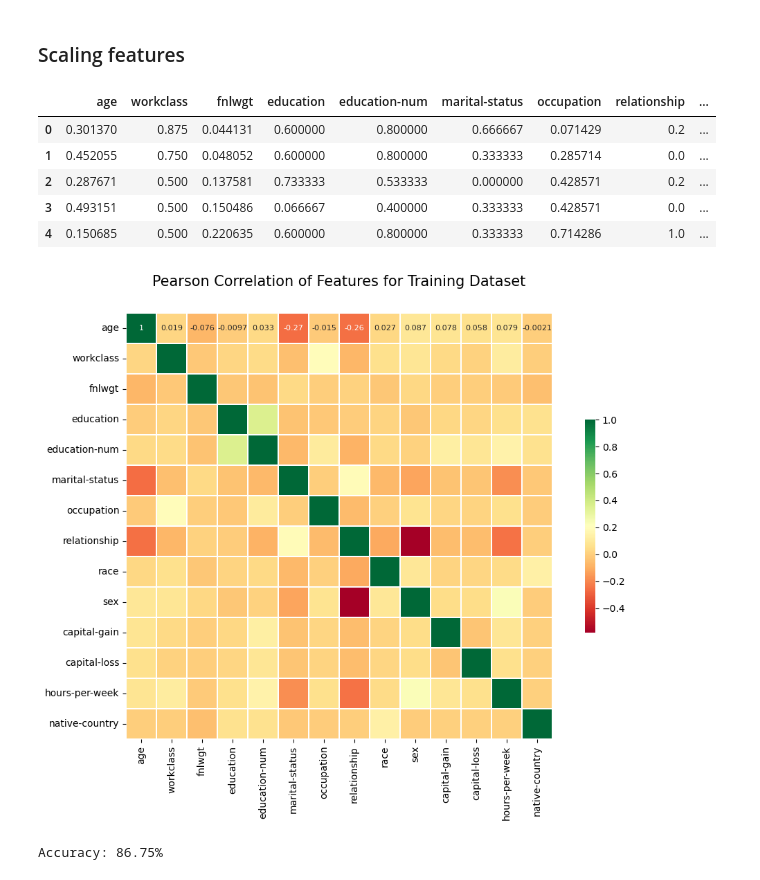
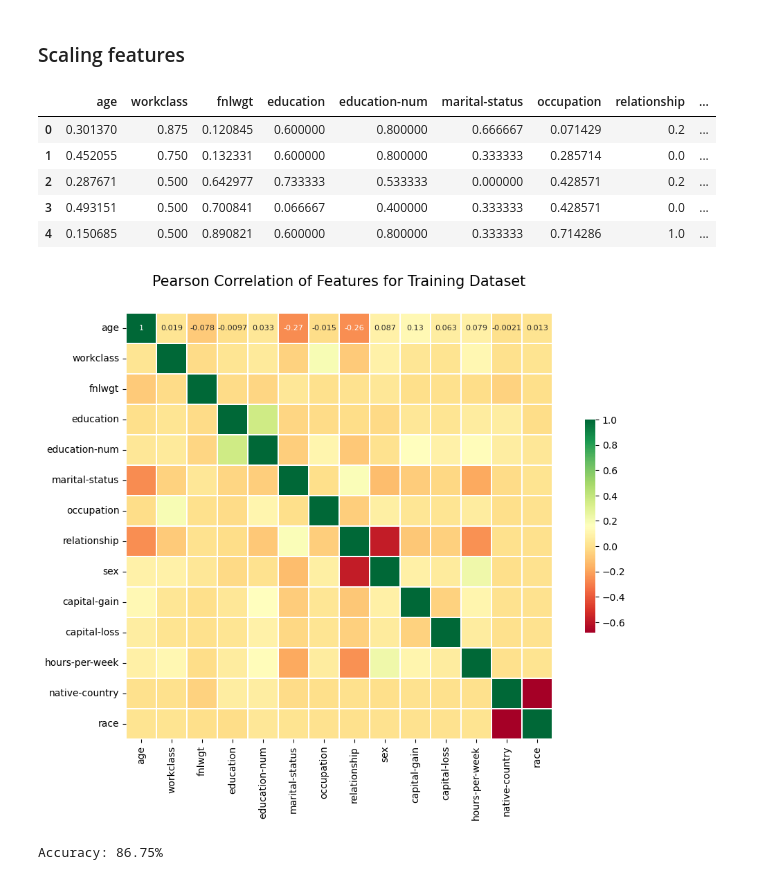
Before and after one commit to moyinajayi/Income_prediction_xgboost, a Jupyter notebook: Income_Predictions/Incomepredictins.ipynb, the cells around one changed output. Saved outputs shown, nothing was run; the diff lists cells and outputs as text; code cells hidden in the pictures.

```diff
--- a/Income_Predictions/Incomepredictins.ipynb
+++ b/Income_Predictions/Incomepredictins.ipynb
@@ -247,0 +281,17 @@ df.shape
+# %%
+df.drop(columns=['race'], inplace=True)
+# %%
+import country_converter as coco
+
+# Map countries to continents using a for loop
+cc = coco.CountryConverter()
+continent_mapping = {}
+for country in df['native-country'].unique():
+    continent = cc.convert(country, to='continent')
+    continent_mapping[country] = continent if continent is not None else 'unknown'
+
+# Apply mapping to create the 'race' column
+df['race'] = df['native-country'].map(continent_mapping)
+
+# Display the DataFrame
+df.head()
@@ -270,12 +333,16 @@ Index(['age', 'workclass', 'fnlwgt', 'education', 'education-num',
 # %%
 from sklearn.preprocessing import LabelEncoder
 
+cat_cols = [col for col in df.columns if col != 'income']
+
+# Create the variable encode_col
+encode_col = df[cat_cols]
 #inititallizing label encoder
 label_encoder = LabelEncoder()
 
 def encode_categorical_columns(df):
     # Get the list of categorical columns
-    categorical_cols = df.select_dtypes(include=['object']).columns
+    categorical_cols = encode_col.columns
 
     # Initialize LabelEncoder
     label_encoder = LabelEncoder()
@@ -297,0 +355,6 @@ new_df.head()
+# %%
+new_df = encode_categorical_columns(df)
+#Rearranging income ot last column
+new_df = new_df[[col for col in new_df if col != 'income'] + ['income']]
+
+new_df.head()
@@ -313,8 +383,8 @@ X = pd.DataFrame(scaled_X, columns = features.columns)
 X.head()
 # %% [output]
 |  | age | workclass | fnlwgt | education | education-num | marital-status | occupation | relationship | ... |
-| 0 | 0.301370 | 0.875 | 0.044131 | 0.600000 | 0.800000 | 0.666667 | 0.071429 | 0.2 | ... |
-| 1 | 0.452055 | 0.750 | 0.048052 | 0.600000 | 0.800000 | 0.333333 | 0.285714 | 0.0 | ... |
-| 2 | 0.287671 | 0.500 | 0.137581 | 0.733333 | 0.533333 | 0.000000 | 0.428571 | 0.2 | ... |
-| 3 | 0.493151 | 0.500 | 0.150486 | 0.066667 | 0.400000 | 0.333333 | 0.428571 | 0.0 | ... |
-| 4 | 0.150685 | 0.500 | 0.220635 | 0.600000 | 0.800000 | 0.333333 | 0.714286 | 1.0 | ... |
+| 0 | 0.301370 | 0.875 | 0.120845 | 0.600000 | 0.800000 | 0.666667 | 0.071429 | 0.2 | ... |
+| 1 | 0.452055 | 0.750 | 0.132331 | 0.600000 | 0.800000 | 0.333333 | 0.285714 | 0.0 | ... |
+| 2 | 0.287671 | 0.500 | 0.642977 | 0.733333 | 0.533333 | 0.000000 | 0.428571 | 0.2 | ... |
+| 3 | 0.493151 | 0.500 | 0.700841 | 0.066667 | 0.400000 | 0.333333 | 0.428571 | 0.0 | ... |
+| 4 | 0.150685 | 0.500 | 0.890821 | 0.600000 | 0.800000 | 0.333333 | 0.714286 | 1.0 | ... |
@@ -321,25 +397,25 @@ X.head()
 # %%
 #correlation heatmap of dataset
-def correlation_heatmap(new_df):
+def correlation_heatmap(X):
     _ , ax = plt.subplots(figsize =(12, 8))
     colormap = sns.diverging_palette(220, 10, as_cmap = True)
 
     _ = sns.heatmap(
-        new_df.corr(),
+        X.corr(),
         cmap = "RdYlGn",
         square=True,
         cbar_kws={'shrink':.5 },
         ax=ax,
         annot=True,
         linewidths=0.1,vmax=1.0, linecolor='white',
         annot_kws={'fontsize':8 }
     )
 
     plt.title('Pearson Correlation of Features for Training Dataset', y=1.05, size=15)
 
 correlation_heatmap(X)
 # %% [output]
-[figure, old version]
+[figure, new version]
 # %%
 ## Split into test and train
 X_train, X_test, y_train, y_test = train_test_split(X,y,test_size= 0.2, random_state = 42)
```
Also changed, not shown: parts of 13 cells of this notebook.
